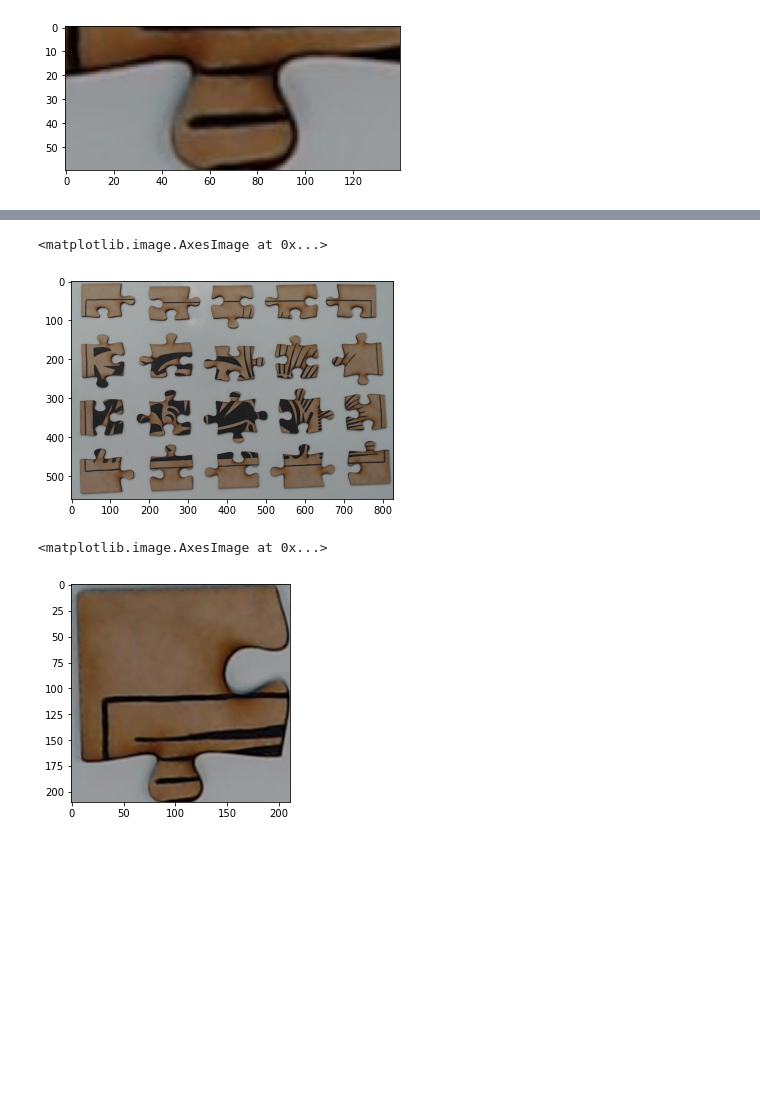
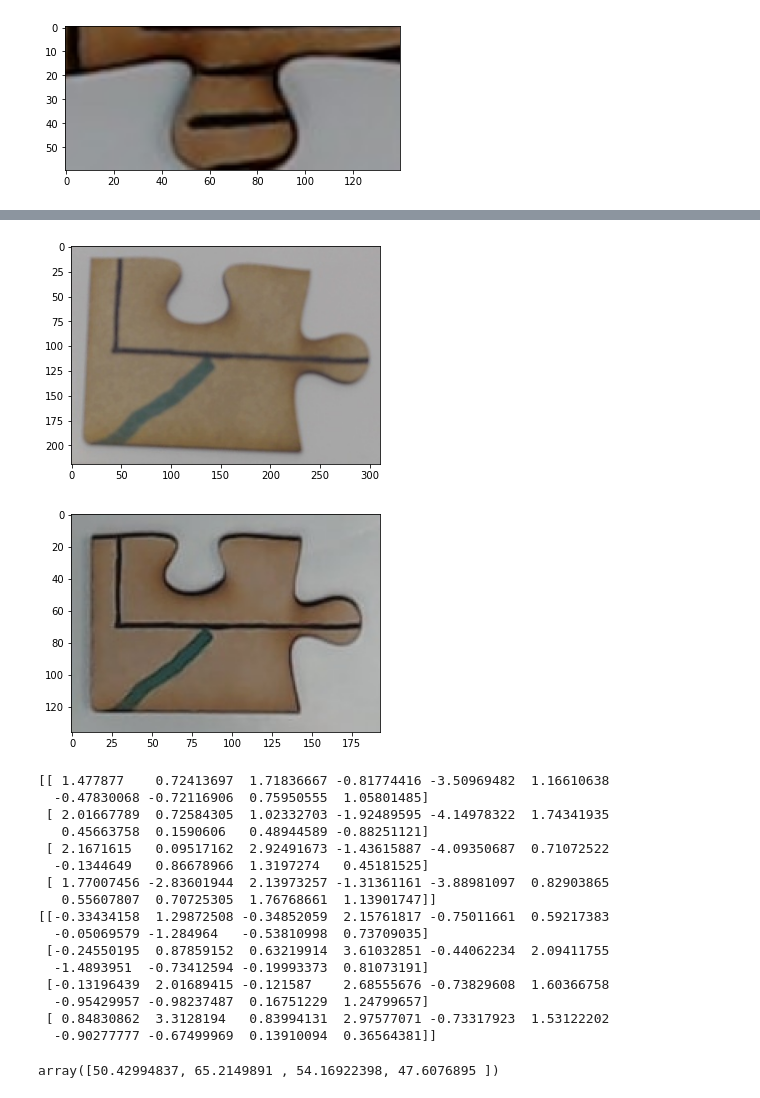
Before and after one commit to ME-134/PuzzleBot, a Jupyter notebook: scripts/Vision Integration.ipynb, the cells around one changed output, grey strips where cells are left out. Drawn from its saved outputs; the diff is of its cells as text; code cells hidden in the pictures; blank space fills up the shorter version.

Commit message:
improved vision

```diff
--- a/scripts/Vision Integration.ipynb
+++ b/scripts/Vision Integration.ipynb
@@ -396,21 +3,23 @@ class ThomasDetector:
 # %%
 from glob import glob
 import numpy as np
-import pandas as pd
-
+from sklearn.decomposition import PCA
 import cv2
 
 import torch
 import torch.nn as nn
 from torch.utils import data
-import copy
 
-import accountant
 import torch.multiprocessing as mp
-# from thomas_detector import ThomasDetector
+from thomas_detector import ThomasDetector, get_piece_mask
 from puzzle_grid import PuzzleGrid, get_xy_min
 
 device = 'cpu'
 torch.hub.load('rwightman/gen-efficientnet-pytorch', 'tf_efficientnet_b2_ns', pretrained=True)
+
+name = 'efficientnetTune5_epoch10'
+# model = torch.load('/home/me134/me134ws/src/HW1/vision/checkpoints/efficientnetTune5_epoch10.cp', map_location=torch.device('cpu')).eval().to(device)
+model = torch.load('../vision/checkpoints/efficientnetTune5_epoch10.cp', map_location=torch.device('cpu')).eval().to(device)
+MODEL_OUT_DIM = 512
 # %% [output]
 Using cache found in C:\Users\Thomas/.cache\torch\hub\rwightman_gen-efficientnet-pytorch_master
@@ -434,5 +26 @@ GenEfficientNet(
-# %%
-name = 'efficientnetTune4_epoch5'
-model = torch.load('..\\vision\\checkpoints\\'+name+'.cp').eval().to(device)
-MODEL_OUT_DIM = 512
 # %%
@@ -562,10 +162,52 @@ ModuleNotFoundError: No module named 'vision.piece_data'; 'vision' is not a pack
-# %%
-plt.imshow(cvt_color(cv2.imread('../vision/done_exploded2.jpg')))
-# %% [output]
-<matplotlib.image.AxesImage at 0x...>
-[figure, removed]
-# %%
-plt.imshow(cvt_color(cv2.imread(path)))
-# %% [output]
-<matplotlib.image.AxesImage at 0x...>
-[figure, removed]
+# %%
+good1s = glob('../vision/imgs/good1_*')
+good2s = [g.replace('good1', 'good2') for g in good1s]
+# %%
+all_vectors = []
+for i in range(len(good1s)):
+    img = cvt_color(cv2.imread(good1s[i]))
+    base = cvt_color(cv2.imread(good2s[i]))
+    vectors = matcher.calculate_rotation_difference_vectors(img, base).T
+    for v in vectors:
+        all_vectors.append(v)
+all_vectors = np.array(all_vectors)
+pca = PCA(10).fit(all_vectors)
+# %%
+i = 12
+
+
+plt.imshow(np.rot90(cvt_color(cv2.imread(good1s[i])), k = 0))
+plt.show()
+plt.imshow((cvt_color(cv2.imread(good2s[i]))))
+plt.show()
+
+img = cvt_color(cv2.imread(good1s[i]))
+base = cvt_color(cv2.imread(good2s[i]))
+vectors = matcher.calculate_rotation_vectors(base).T
+print(pca.transform(vectors))
+
+vectors2 = matcher.calculate_rotation_difference_vectors(img, base).T
+print(pca.transform(vectors2))
+# %% [output]
+[figure, added]
+[figure, added]
+[[ 1.477877    0.72413697  1.71836667 -0.81774416 -3.50969482  1.16610638
+  -0.47830068 -0.72116906  0.75950555  1.05801485]
+ [ 2.01667789  0.72584305  1.02332703 -1.92489595 -4.14978322  1.74341935
+   0.45663758  0.1590606   0.48944589 -0.88251121]
+ [ 2.1671615   0.09517162  2.92491673 -1.43615887 -4.09350687  0.71072522
+  -0.1344649   0.86678966  1.3197274   0.45181525]
+ [ 1.77007456 -2.83601944  2.13973257 -1.31361161 -3.88981097  0.82903865
+   0.55607807  0.70725305  1.76768661  1.13901747]]
+[[-0.33434158  1.29872508 -0.34852059  2.15761817 -0.75011661  0.59217383
+  -0.05069579 -1.284964   -0.53810998  0.73709035]
+ [-0.24550195  0.87859152  0.63219914  3.61032851 -0.44062234  2.09411755
+  -1.4893951  -0.73412594 -0.19993373  0.81073191]
+ [-0.13196439  2.01689415 -0.121587    2.68555676 -0.73829608  1.60366758
+  -0.95429957 -0.98237487  0.16751229  1.24799657]
+ [ 0.84830862  3.3128194   0.83994131  2.97577071 -0.73317923  1.53122202
+  -0.90277777 -0.67499969  0.13910094  0.36564381]]
+# %%
+((vectors2 - vectors[0]) ** 2).sum(axis = 1)
+# %% [output]
+array([50.42994837, 65.2149891 , 54.16922398, 47.6076895 ])
```
Also changed, not shown: parts of 13 cells of this notebook, 2 other files.
